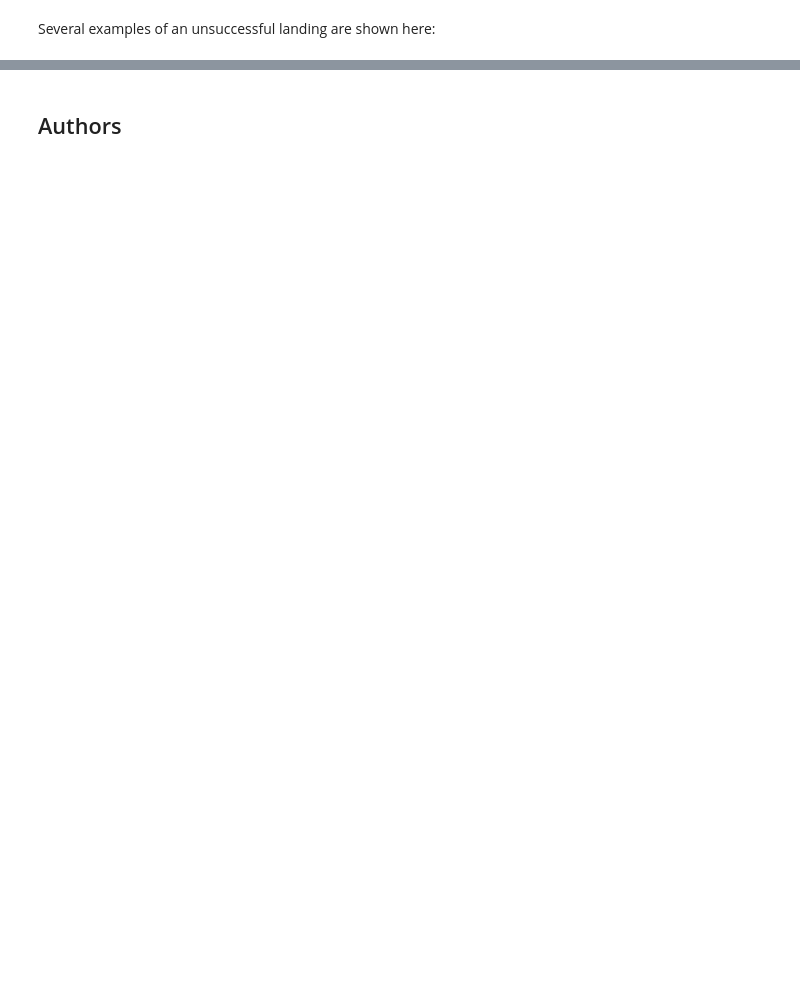
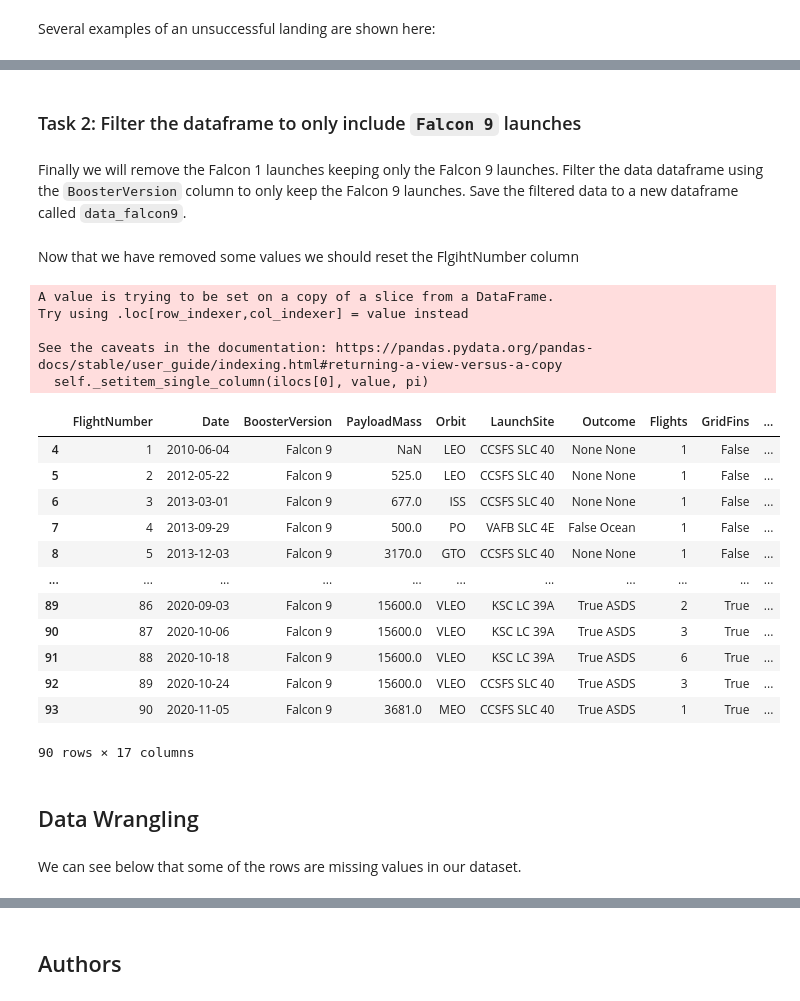
Before and after one commit to devkakeri06/ds, a Jupyter notebook: spacex-datawrangling.ipynb, the cells around one changed output, grey strips where cells are left out. Saved outputs shown, nothing was run; the diff lists cells and outputs as text; code cells hidden in the pictures; blank space fills up the shorter version.

```diff
--- a/spacex-datawrangling.ipynb
+++ b/spacex-datawrangling.ipynb
@@ -331,0 +128,3 @@ Following labs will be using a provided dataset to make each lab independent.
+# %%
+# Use json_normalize meethod to convert the json result into a dataframe
+data = pd.json_normalize(response.json())
@@ -331,0 +147,17 @@ Following labs will be using a provided dataset to make each lab independent.
+# %%
+# Lets take a subset of our dataframe keeping only the features we want and the flight number, and date_utc.
+data = data[['rocket', 'payloads', 'launchpad', 'cores', 'flight_number', 'date_utc']]
+
+# We will remove rows with multiple cores because those are falcon rockets with 2 extra rocket boosters and rows that have multiple payloads in a single rocket.
+data = data[data['cores'].map(len)==1]
+data = data[data['payloads'].map(len)==1]
+
+# Since payloads and cores are lists of size 1 we will also extract the single value in the list and replace the feature.
+data['cores'] = data['cores'].map(lambda x : x[0])
+data['payloads'] = data['payloads'].map(lambda x : x[0])
+
+# We also want to convert the date_utc to a datetime datatype and then extracting the date leaving the time
+data['date'] = pd.to_datetime(data['date_utc']).dt.date
+
+# Using the date we will restrict the dates of the launches
+data = data[data['date'] <= datetime.date(2020, 11, 13)]
@@ -331,0 +221,18 @@ Following labs will be using a provided dataset to make each lab independent.
+# %%
+launch_dict = {'FlightNumber': list(data['flight_number']),
+'Date': list(data['date']),
+'BoosterVersion':BoosterVersion,
+'PayloadMass':PayloadMass,
+'Orbit':Orbit,
+'LaunchSite':LaunchSite,
+'Outcome':Outcome,
+'Flights':Flights,
+'GridFins':GridFins,
+'Reused':Reused,
+'Legs':Legs,
+'LandingPad':LandingPad,
+'Block':Block,
+'ReusedCount':ReusedCount,
+'Serial':Serial,
+'Longitude': Longitude,
+'Latitude': Latitude}
@@ -331,0 +257,35 @@ Following labs will be using a provided dataset to make each lab independent.
+# %% [markdown]
+### Task 2: Filter the dataframe to only include `Falcon 9` launches
+# %% [markdown]
+Finally we will remove the Falcon 1 launches keeping only the Falcon 9 launches. Filter the data dataframe using the <code>BoosterVersion</code> column to only keep the Falcon 9 launches. Save the filtered data to a new dataframe called <code>data_falcon9</code>.
+# %%
+# Hint data['BoosterVersion']!='Falcon 1'
+data_falcon9 = df[df['BoosterVersion']!='Falcon 1']
+# %% [markdown]
+Now that we have removed some values we should reset the FlgihtNumber column
+# %%
+data_falcon9.loc[:,'FlightNumber'] = list(range(1, data_falcon9.shape[0]+1))
+data_falcon9
+# %% [output]
+A value is trying to be set on a copy of a slice from a DataFrame.
+Try using .loc[row_indexer,col_indexer] = value instead
+
+See the caveats in the documentation: https://pandas.pydata.org/pandas-docs/stable/user_guide/indexing.html#returning-a-view-versus-a-copy
+  self._setitem_single_column(ilocs[0], value, pi)
+|  | FlightNumber | Date | BoosterVersion | PayloadMass | Orbit | LaunchSite | Outcome | Flights | GridFins | ... |
+| 4 | 1 | 2010-06-04 | Falcon 9 | NaN | LEO | CCSFS SLC 40 | None None | 1 | False | ... |
+| 5 | 2 | 2012-05-22 | Falcon 9 | 525.0 | LEO | CCSFS SLC 40 | None None | 1 | False | ... |
+| 6 | 3 | 2013-03-01 | Falcon 9 | 677.0 | ISS | CCSFS SLC 40 | None None | 1 | False | ... |
+| 7 | 4 | 2013-09-29 | Falcon 9 | 500.0 | PO | VAFB SLC 4E | False Ocean | 1 | False | ... |
+| 8 | 5 | 2013-12-03 | Falcon 9 | 3170.0 | GTO | CCSFS SLC 40 | None None | 1 | False | ... |
+| ... | ... | ... | ... | ... | ... | ... | ... | ... | ... | ... |
+| 89 | 86 | 2020-09-03 | Falcon 9 | 15600.0 | VLEO | KSC LC 39A | True ASDS | 2 | True | ... |
+| 90 | 87 | 2020-10-06 | Falcon 9 | 15600.0 | VLEO | KSC LC 39A | True ASDS | 3 | True | ... |
+| 91 | 88 | 2020-10-18 | Falcon 9 | 15600.0 | VLEO | KSC LC 39A | True ASDS | 6 | True | ... |
+| 92 | 89 | 2020-10-24 | Falcon 9 | 15600.0 | VLEO | CCSFS SLC 40 | True ASDS | 3 | True | ... |
+| 93 | 90 | 2020-11-05 | Falcon 9 | 3681.0 | MEO | CCSFS SLC 40 | True ASDS | 1 | True | ... |
+90 rows × 17 columns
+# %% [markdown]
+## Data Wrangling
+# %% [markdown]
+We can see below that some of the rows are missing values in our dataset.
```
Also changed, not shown: parts of 112 cells of this notebook.
